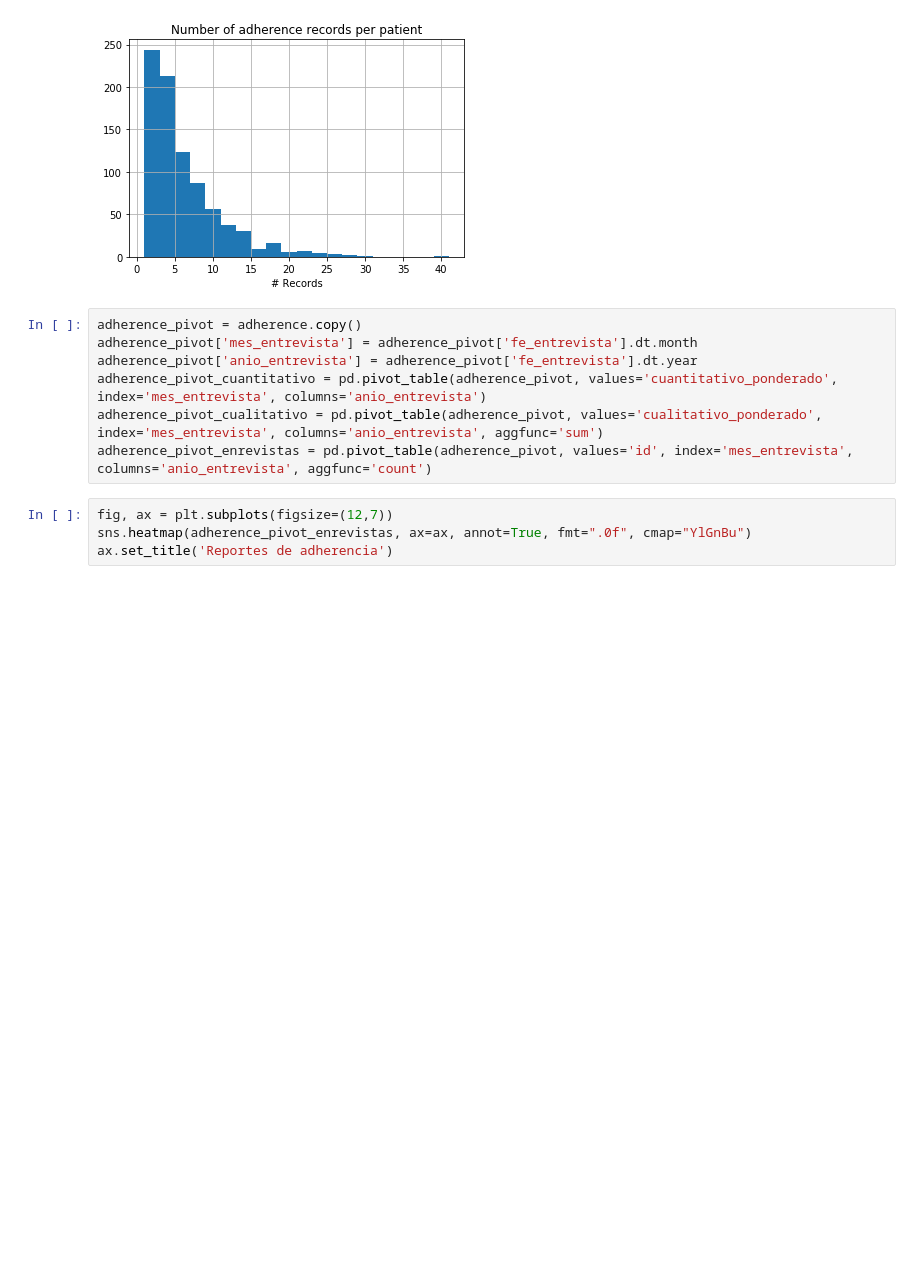
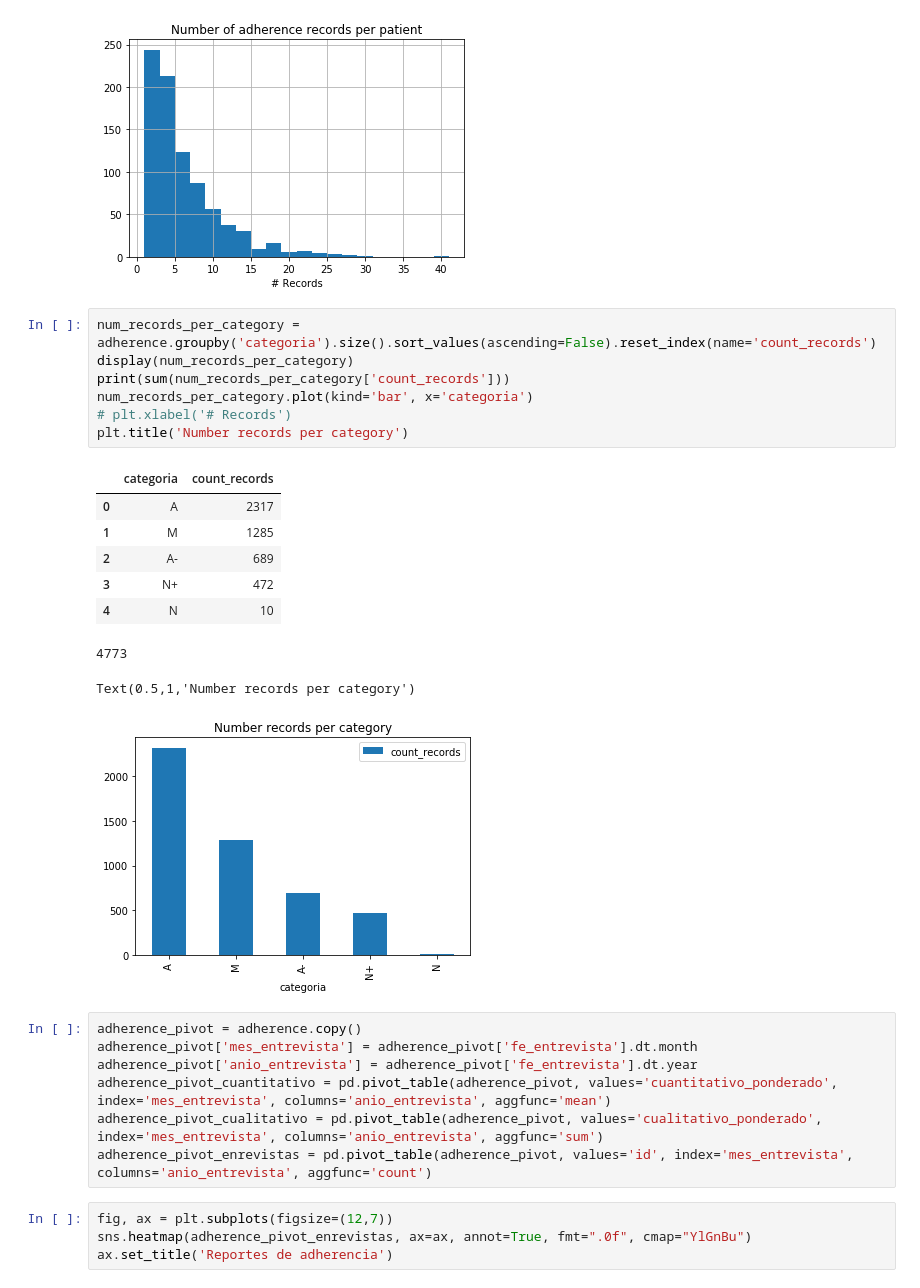
Before and after one commit to DS4A-T22/exploratory_data_analysis, a Jupyter notebook: EDA-BPI_FR_WBI_Adherence.ipynb, the cells around one changed output. Saved outputs shown, nothing was run; the diff lists cells and outputs as text; blank space fills up the shorter version.

```diff
--- a/EDA-BPI_FR_WBI_Adherence.ipynb
+++ b/EDA-BPI_FR_WBI_Adherence.ipynb
@@ -135,11 +136,28 @@ plt.title('Number of adherence records per patient')
 4773
 Text(0.5,1,'Number of adherence records per patient')
 [figure]
+# %%
+num_records_per_category = adherence.groupby('categoria').size().sort_values(ascending=False).reset_index(name='count_records')
+display(num_records_per_category)
+print(sum(num_records_per_category['count_records']))
+num_records_per_category.plot(kind='bar', x='categoria')
+# plt.xlabel('# Records')
+plt.title('Number records per category')
+# %% [output]
+|  | categoria | count_records |
+| 0 | A | 2317 |
+| 1 | M | 1285 |
+| 2 | A- | 689 |
+| 3 | N+ | 472 |
+| 4 | N | 10 |
+4773
+Text(0.5,1,'Number records per category')
+[figure, added]
 # %%
 adherence_pivot = adherence.copy()
 adherence_pivot['mes_entrevista'] = adherence_pivot['fe_entrevista'].dt.month
 adherence_pivot['anio_entrevista'] = adherence_pivot['fe_entrevista'].dt.year
-adherence_pivot_cuantitativo = pd.pivot_table(adherence_pivot, values='cuantitativo_ponderado', index='mes_entrevista', columns='anio_entrevista')
+adherence_pivot_cuantitativo = pd.pivot_table(adherence_pivot, values='cuantitativo_ponderado', index='mes_entrevista', columns='anio_entrevista', aggfunc='mean')
 adherence_pivot_cualitativo = pd.pivot_table(adherence_pivot, values='cualitativo_ponderado', index='mes_entrevista', columns='anio_entrevista', aggfunc='sum')
 adherence_pivot_enrevistas = pd.pivot_table(adherence_pivot, values='id', index='mes_entrevista', columns='anio_entrevista', aggfunc='count')
 # %%
```
Also changed, not shown: parts of 28 cells of this notebook, 1 other file.
